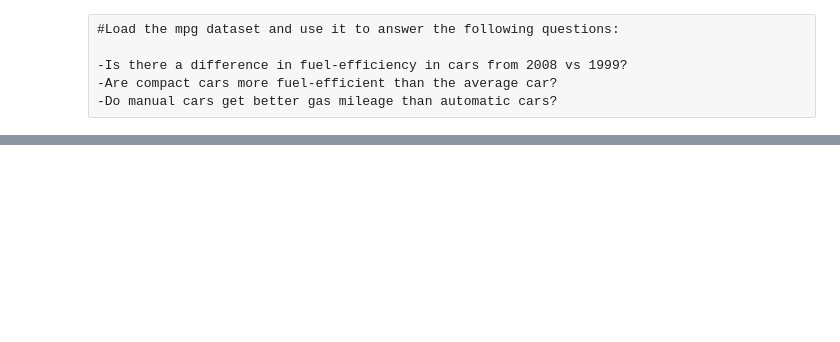
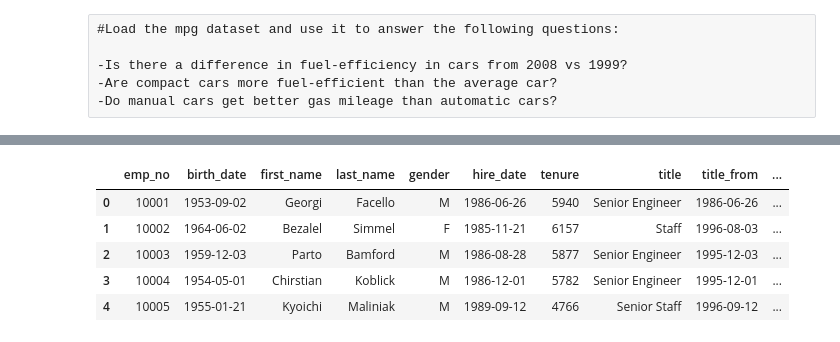
Before and after one commit to dlmitc3/statistics-exercises, a Jupyter notebook: hypothesis_testing.ipynb, the cells around one changed output, grey strips where cells are left out. Cells and saved outputs as stored; diff of their text form; code cells hidden in the pictures; blank space fills up the shorter version.

```diff
--- a/hypothesis_testing.ipynb
+++ b/hypothesis_testing.ipynb
@@ -421,0 +266,8 @@ fe_auto.mean(), fe_manual.mean()
+# %%
+url = get_db_url("telco_churn")
+sql = """
+SELECT * FROM customers
+"""
+
+df = pd.read_sql(sql, url)
+df.head()
@@ -421,0 +302,6 @@ fe_auto.mean(), fe_manual.mean()
+# %%
+tenure = df.tenure
+
+p = stats.pearsonr(total_charges, tenure)
+
+p
@@ -421,0 +370,67 @@ fe_auto.mean(), fe_manual.mean()
+# %%
+
+from env import host, user, password
+database = "employees"
+
+def get_db_url(user,host,password,database):
+
+    url = f'mysql+pymysql://{user}:{password}@{host}/{database}'
+
+    return url
+
+url = get_db_url(user,host,password,database)
+
+database_name = "employees"
+query = """
+            SELECT
+    e.*,
+    datediff('2002-09-30', e.hire_date) tenure,
+    t.title,
+    t.from_date title_from,
+    datediff('2002-09-30', t.from_date) t_tenure,
+    et.titles,
+    s.salary,
+    s.from_date salary_from,
+    datediff('2002-09-30', s.from_date) s_tenure,
+    es.salaries
+FROM
+    employees e
+JOIN
+    titles t
+    USING(emp_no)
+JOIN
+    salaries s
+    USING(emp_no)
+JOIN
+    (SELECT
+        emp_no,
+        count(*) titles
+    FROM
+        titles
+    GROUP BY
+        emp_no) et
+    USING(emp_no)
+JOIN
+    (SELECT
+        emp_no,
+        count(*) salaries
+    FROM
+        salaries
+    GROUP BY
+        emp_no) es
+    USING(emp_no)
+WHERE
+    s.to_date > '2002-09-30'
+    AND t.to_date > '2002-09-30';
+    """
+
+df = pd.read_sql(query, url)
+
+df.head()
+# %% [output]
+|  | emp_no | birth_date | first_name | last_name | gender | hire_date | tenure | title | title_from | ... |
+| 0 | 10001 | 1953-09-02 | Georgi | Facello | M | 1986-06-26 | 5940 | Senior Engineer | 1986-06-26 | ... |
+| 1 | 10002 | 1964-06-02 | Bezalel | Simmel | F | 1985-11-21 | 6157 | Staff | 1996-08-03 | ... |
+| 2 | 10003 | 1959-12-03 | Parto | Bamford | M | 1986-08-28 | 5877 | Senior Engineer | 1995-12-03 | ... |
+| 3 | 10004 | 1954-05-01 | Chirstian | Koblick | M | 1986-12-01 | 5782 | Senior Engineer | 1995-12-01 | ... |
+| 4 | 10005 | 1955-01-21 | Kyoichi | Maliniak | M | 1989-09-12 | 4766 | Senior Staff | 1996-09-12 | ... |
```
Also changed, not shown: parts of 54 cells of this notebook.
